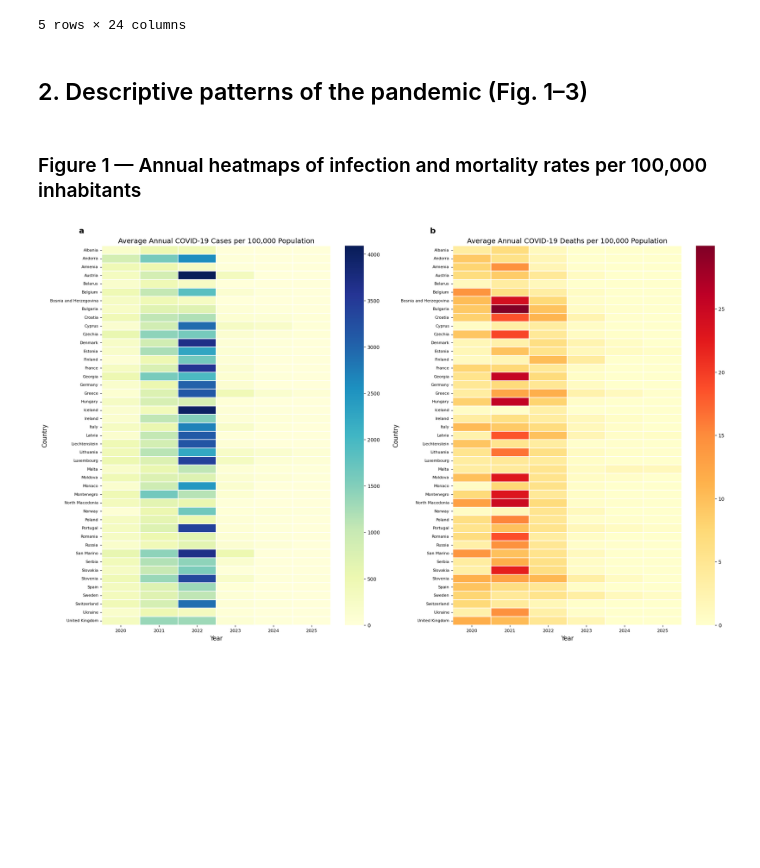
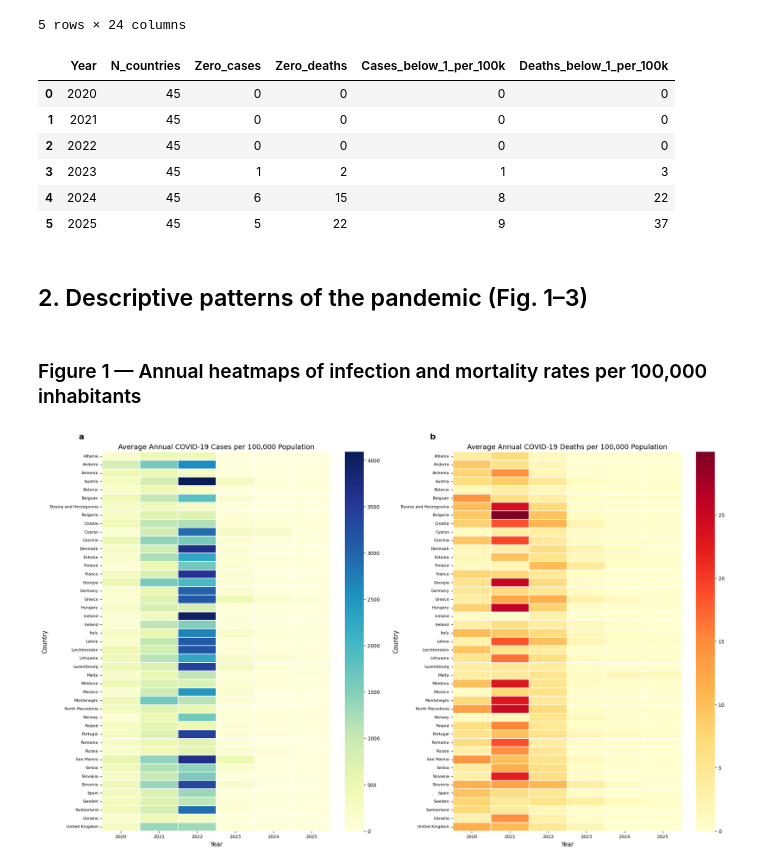
Before and after one commit to uliana0203/covid19-europe-clustering, a Jupyter notebook: clustering_covid_europe.ipynb, the cells around one changed output. Saved outputs shown, nothing was run; the diff lists cells and outputs as text; code cells hidden in the pictures; blank space fills up the shorter version.

```diff
--- a/clustering_covid_europe.ipynb
+++ b/clustering_covid_europe.ipynb
@@ -232,6 +232,32 @@ Study panel: 45 countries x 6 years (2020-2025), feature dimension = 24
 |  | 2023 | 18.847643 | 11.060045 | 15.119538 | 9.734497 | 0.000000 | 0.000000 | 0.000000 | 0.000000 | 0.000000 | ... |
 |  | 2024 | 12.620271 | 3.407473 | 2.145446 | 0.799284 | 1.219960 | 7.403892 | 48.924585 | 24.693664 | 7.740433 | ... |
 5 rows × 24 columns
+# %%
+zero_summary = []
+
+for year in YEARS:
+    d = yearly[yearly["Year"] == year].copy()
+
+    zero_summary.append({
+        "Year": year,
+        "N_countries": len(d),
+        "Zero_cases": int((d["Cases_per_100k"] == 0).sum()),
+        "Zero_deaths": int((d["Deaths_per_100k"] == 0).sum()),
+        "Cases_below_1_per_100k": int((d["Cases_per_100k"] < 1).sum()),
+        "Deaths_below_1_per_100k": int((d["Deaths_per_100k"] < 1).sum()),
+    })
+
+zero_summary_df = pd.DataFrame(zero_summary)
+
+display(zero_summary_df)
+# %% [output]
+|  | Year | N_countries | Zero_cases | Zero_deaths | Cases_below_1_per_100k | Deaths_below_1_per_100k |
+| 0 | 2020 | 45 | 0 | 0 | 0 | 0 |
+| 1 | 2021 | 45 | 0 | 0 | 0 | 0 |
+| 2 | 2022 | 45 | 0 | 0 | 0 | 0 |
+| 3 | 2023 | 45 | 1 | 2 | 1 | 3 |
+| 4 | 2024 | 45 | 6 | 15 | 8 | 22 |
+| 5 | 2025 | 45 | 5 | 22 | 9 | 37 |
 # %% [markdown]
 ## 2. Descriptive patterns of the pandemic (Fig. 1–3)
 # %% [markdown]
```
Also changed, not shown: parts of 3 cells of this notebook, 2 other files.
